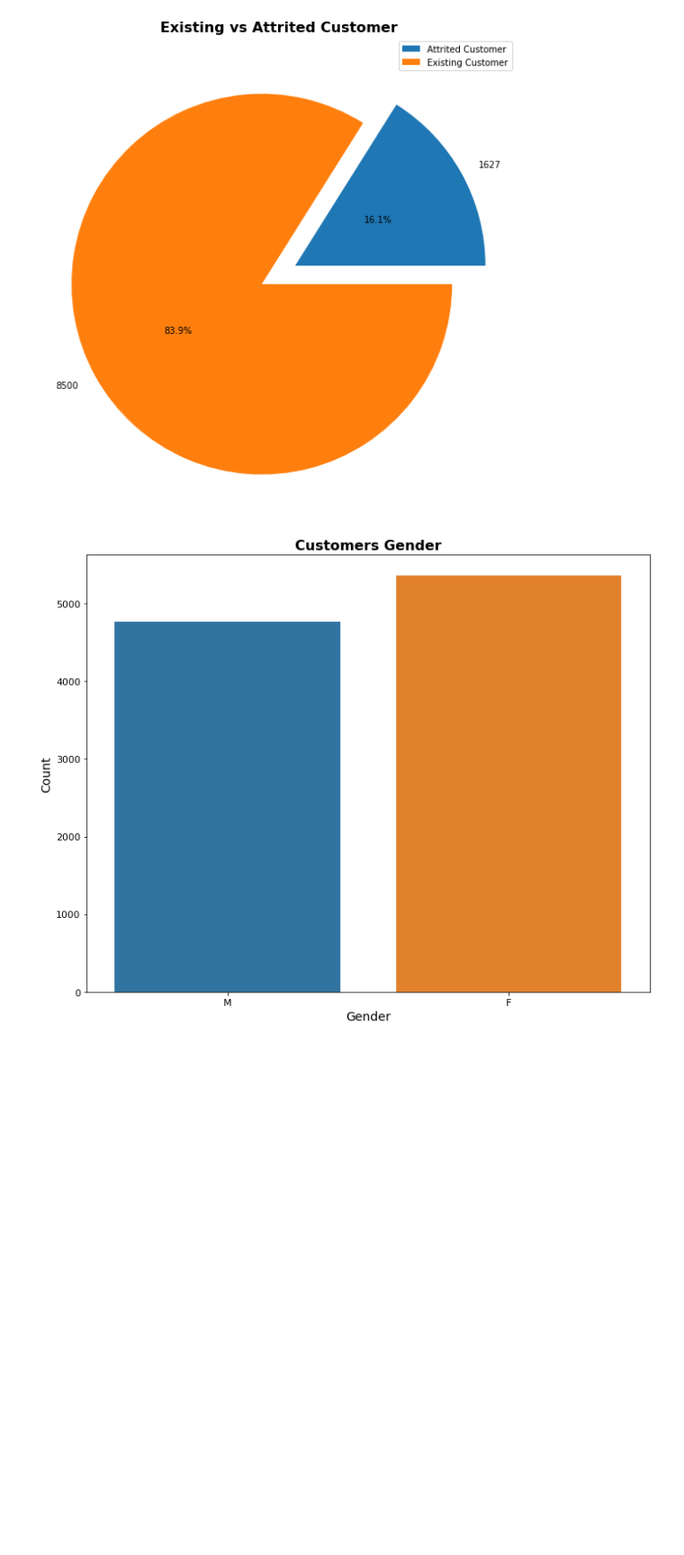
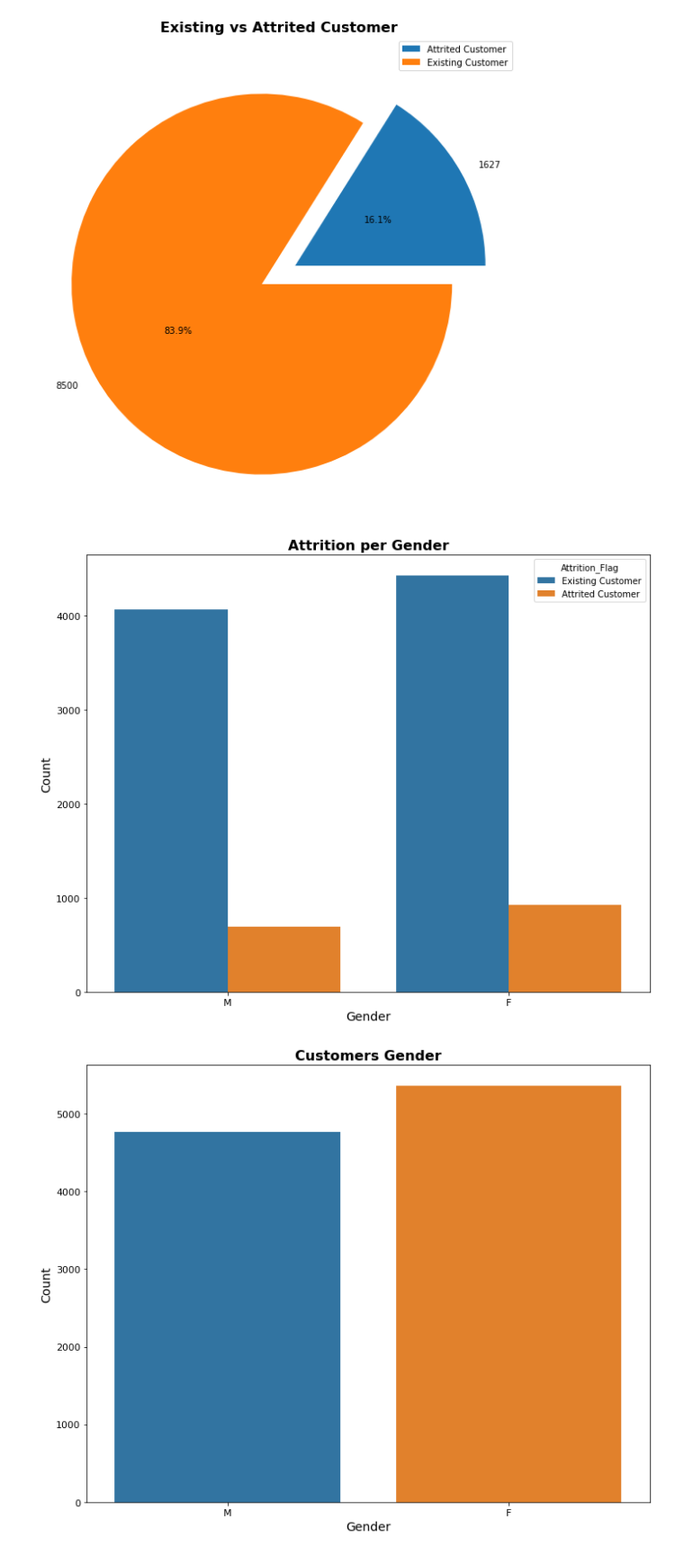
Before and after one commit to VictorLJay/Customer-Churn-Predictor, a Jupyter notebook: your-project/Data Cleaning and Pre-Processing.ipynb, the cells around one changed output. Shown: that part at 90% size. Drawn from its saved outputs; the diff is of its cells as text; code cells hidden in the pictures; blank space fills up the shorter version.

```diff
--- a/your-project/Data Cleaning and Pre-Processing.ipynb
+++ b/your-project/Data Cleaning and Pre-Processing.ipynb
@@ -129,6 +129,23 @@ plt.savefig("../images/existing_attrited_customer.png")
 plt.show()
 # %% [output]
 [figure]
+# %%
+fig, ax = plt.subplots(figsize=(10,8))
+
+plt.title("Attrition per Gender", fontsize=16, fontweight="bold")
+sns.countplot(x="Gender", hue="Attrition_Flag", data=bank)
+
+plt.xlabel("Gender", fontsize=14)
+plt.xticks(size=11)
+
+plt.ylabel("Count", fontsize=14)
+plt.yticks(size=11)
+
+plt.tight_layout()
+plt.savefig("../images/attrition_per_gender.png")
+plt.show()
+# %% [output]
+[figure, added]
 # %%
 fig, ax = plt.subplots(figsize=(10,8))
 
```
Also changed, not shown: 13 other files.
